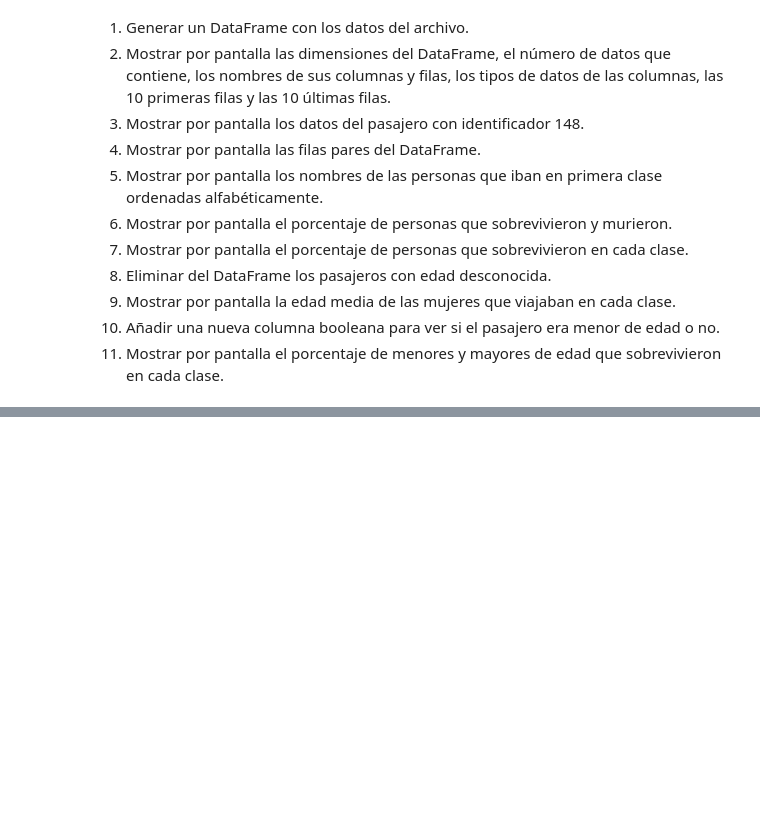
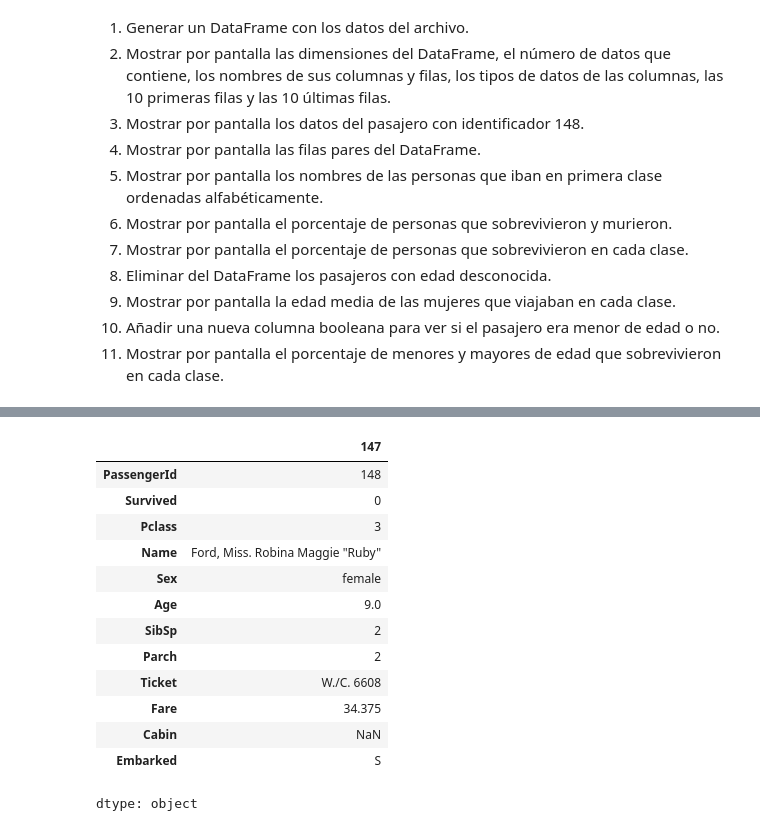
Before and after one commit to DanielLaBanda/DanielLaBanda, a Jupyter notebook: A01285898_M1_Actividad_5_Programación_en_Python_Librerías_Numpy_Matplotlib_Pandas.ipynb, the cells around one changed output, grey strips where cells are left out. Cells and saved outputs as stored; diff of their text form; code cells hidden in the pictures; blank space fills up the shorter version.

```diff
--- a/A01285898_M1_Actividad_5_Programación_en_Python_Librerías_Numpy_Matplotlib_Pandas.ipynb
+++ b/A01285898_M1_Actividad_5_Programación_en_Python_Librerías_Numpy_Matplotlib_Pandas.ipynb
@@ -112,0 +168,17 @@ dataset.head()
+# %%
+dataset.iloc[147, :]
+# %% [output]
+|  | 147 |
+| PassengerId | 148 |
+| Survived | 0 |
+| Pclass | 3 |
+| Name | Ford, Miss. Robina Maggie "Ruby" |
+| Sex | female |
+| Age | 9.0 |
+| SibSp | 2 |
+| Parch | 2 |
+| Ticket | W./C. 6608 |
+| Fare | 34.375 |
+| Cabin | NaN |
+| Embarked | S |
+dtype: object
```
Also changed, not shown: parts of 4 cells of this notebook.
